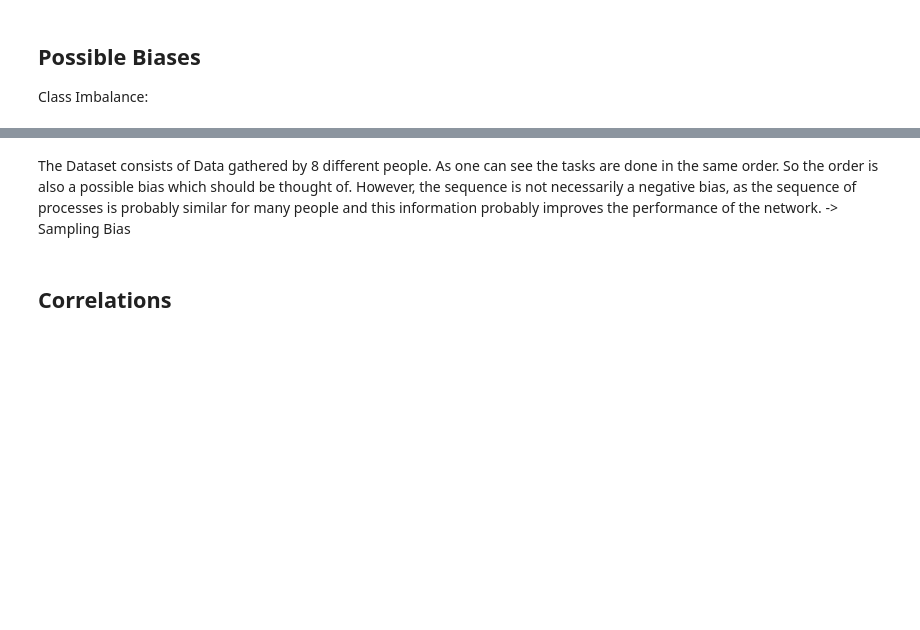
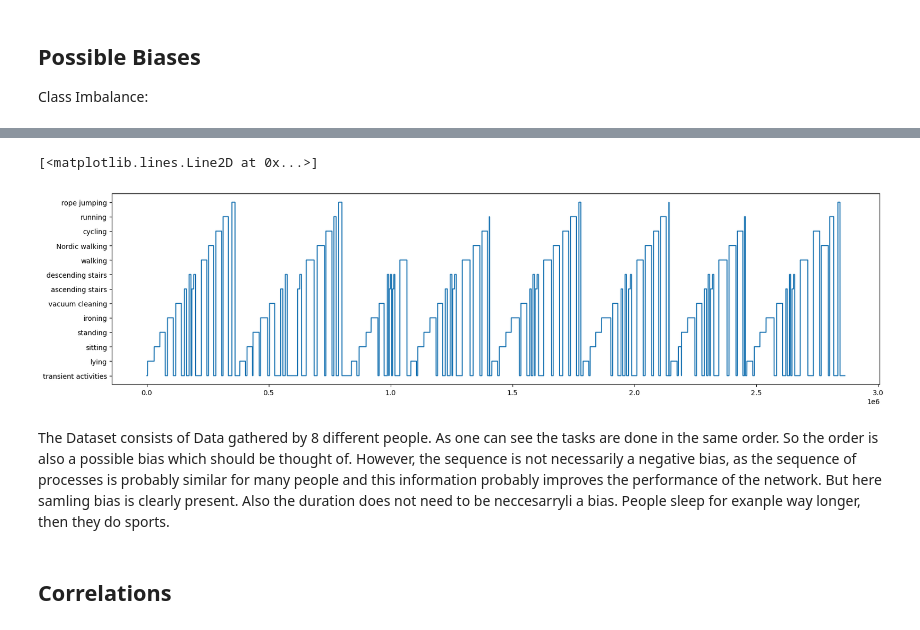
Before and after one commit to Tomson909/PhysicalActivity, a Jupyter notebook: 1_DatasetCharacteristics/exploratory_data_analysis.ipynb, the cells around one changed output, grey strips where cells are left out. Cells and saved outputs as stored; diff of their text form; code cells hidden in the pictures; blank space fills up the shorter version.

```diff
--- a/1_DatasetCharacteristics/exploratory_data_analysis.ipynb
+++ b/1_DatasetCharacteristics/exploratory_data_analysis.ipynb
@@ -189,6 +159,11 @@ for c in columns:
+# %%
+plt.figure(figsize=(20,5))
+plt.plot(df['activityID'])
+# %% [output]
+[<matplotlib.lines.Line2D at 0x...>]
+[figure, added]
 # %% [markdown]
-The Dataset consists of Data gathered by 8 different people. As one can see the tasks are done in the same order. So the order is also a possible bias which should be thought of. However, the sequence is not necessarily a negative bias, as the sequence of processes is probably similar for many people and this information probably improves the performance of the network.
--> Sampling Bias
+The Dataset consists of Data gathered by 8 different people. As one can see the tasks are done in the same order. So the order is also a possible bias which should be thought of. However, the sequence is not necessarily a negative bias, as the sequence of processes is probably similar for many people and this information probably improves the performance of the network. But here samling bias is clearly present. Also the duration does not need to be neccesarryli a bias. People sleep for exanple way longer, then they do sports.
 # %% [markdown]
 ## Correlations
 # %%
```
Also changed, not shown: parts of 12 cells of this notebook, 5 other files.
